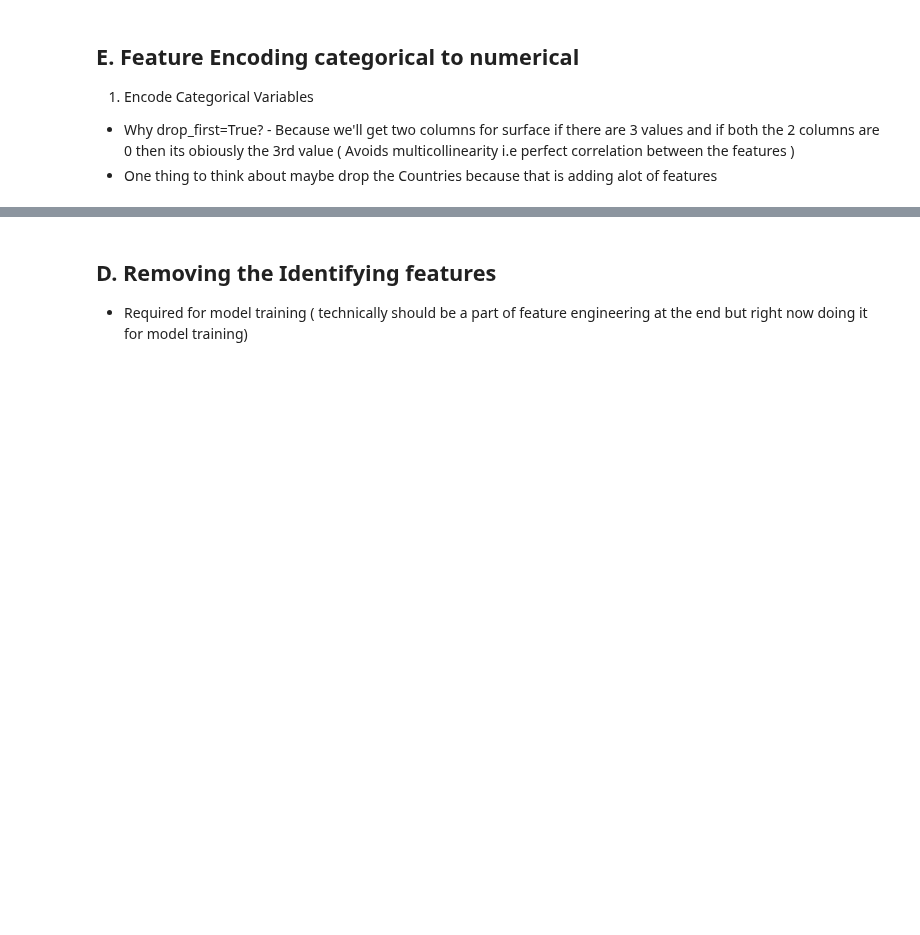
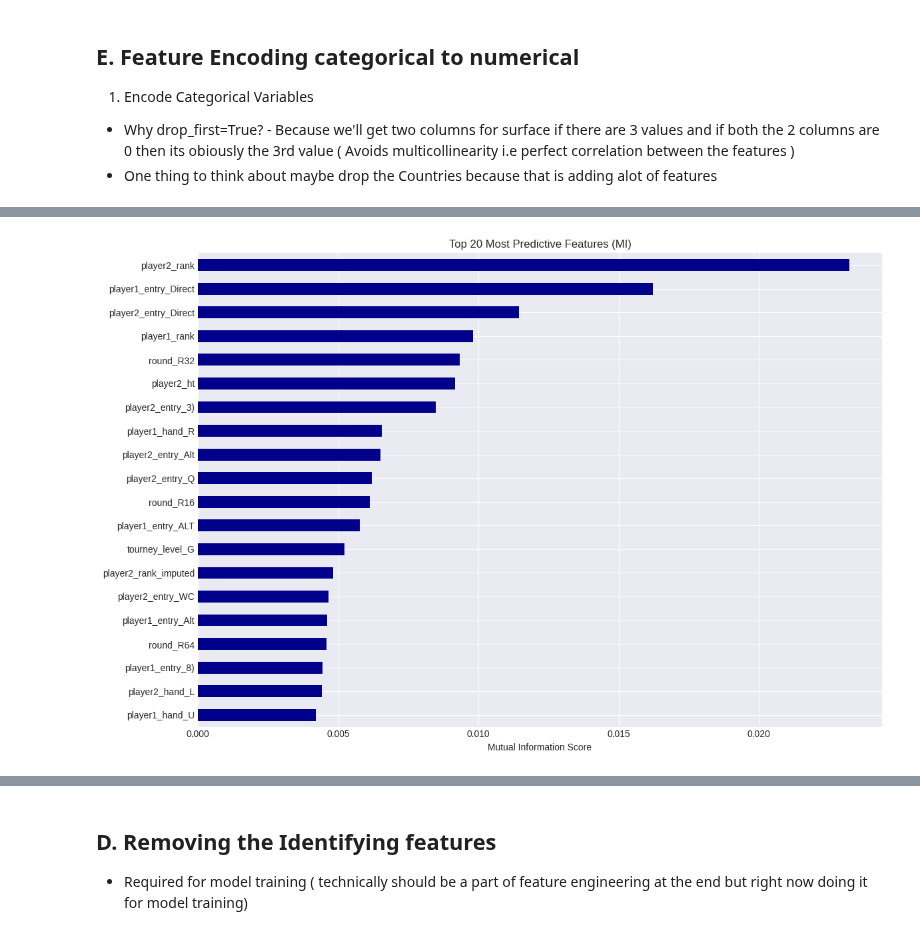
Before and after one commit to Ozayzay/Tennis-Data-Prediction-, a Jupyter notebook: notebooks/EDA_and_preprocessing.ipynb, the cells around one changed output, grey strips where cells are left out. Cells and saved outputs as stored; diff of their text form; code cells hidden in the pictures; blank space fills up the shorter version.

```diff
--- a/notebooks/EDA_and_preprocessing.ipynb
+++ b/notebooks/EDA_and_preprocessing.ipynb
@@ -772,0 +928,90 @@ Encoded shape: (161807, 85)
+# %%
+# Cell: Mutual Information (Fixed)
+from sklearn.feature_selection import mutual_info_classif
+
+# First, check what columns we have
+print("Current columns:")
+print(matches_encoded.columns.tolist())
+print(f"\nData types:")
+print(matches_encoded.dtypes)
+
+# Drop ALL non-numeric columns
+# This includes player names, IDs, etc.
+X_clean = matches_encoded.drop(['player1_id', 'player2_id', 'player1_name', 'player2_name'], axis=1)
+
+# Remove target
+X = X_clean.drop('player1_won', axis=1)
+y = matches_encoded['player1_won']
+
+print(f"\nAfter cleaning:")
+print(f"Features: {X.shape[1]}")
+print(f"Rows: {X.shape[0]}")
+
+# Sample for speed
+sample_size = 16000
+sample_indices = np.random.choice(len(X), sample_size, replace=False)
+
+X_sample = X.iloc[sample_indices]
+y_sample = y.iloc[sample_indices]
+
+print(f"\nComputing MI on {len(X_sample):,} samples...")
+
+# Compute MI
+mi_scores = mutual_info_classif(X_sample, y_sample, random_state=42, n_jobs=-1)
+mi_results = pd.Series(mi_scores, index=X.columns).sort_values(ascending=False)
+
+print("\nTOP 30 FEATURES BY MUTUAL INFORMATION:")
+print(mi_results.head(30))
+
+# Visualize
+plt.figure(figsize=(12, 8))
+mi_results.head(20).plot(kind='barh', color='darkblue')
+plt.xlabel('Mutual Information Score')
+plt.title('Top 20 Most Predictive Features (MI)')
+plt.gca().invert_yaxis()
+plt.tight_layout()
+plt.show()
+
+# Aggregate one-hot encoded MI scores back to original features
+aggregated_mi = {}
+
+for feature, score in mi_results.items():
+    # Determine base feature name
+    if feature.startswith('player1_hand_'):
+        base = 'player1_hand'
+    elif feature.startswith('player2_hand_'):
+        base = 'player2_hand'
+    elif feature.startswith('player1_entry_'):
+        base = 'player1_entry'
+    elif feature.startswith('player2_entry_'):
+        base = 'player2_entry'
+    elif feature.startswith('surface_'):
+        base = 'surface'
+    elif feature.startswith('tourney_level_'):
+        base = 'tourney_level'
+    elif feature.startswith('round_'):
+        base = 'round'
+    else:
+        base = feature  # Keep as is (rank, age, etc.)
+
+    # Sum MI scores for each base feature
+    if base not in aggregated_mi:
+        aggregated_mi[base] = 0
+    aggregated_mi[base] += score
+
+# Sort and display
+aggregated_mi = pd.Series(aggregated_mi).sort_values(ascending=False)
+
+print("\nAGGREGATED MI SCORES (Original Features):")
+print("="*60)
+print(aggregated_mi)
+
+# Plot
+plt.figure(figsize=(10, 6))
+aggregated_mi.head(15).plot(kind='barh', color='steelblue')
+plt.xlabel('Total MI Score')
+plt.title('Feature Importance (Aggregated)')
+plt.gca().invert_yaxis()
+plt.tight_layout()
+plt.show()
+# %% [output]
@@ -772,0 +1035 @@ Encoded shape: (161807, 85)
+[figure, added]
```
Also changed, not shown: parts of 18 cells of this notebook, 4 other files.
